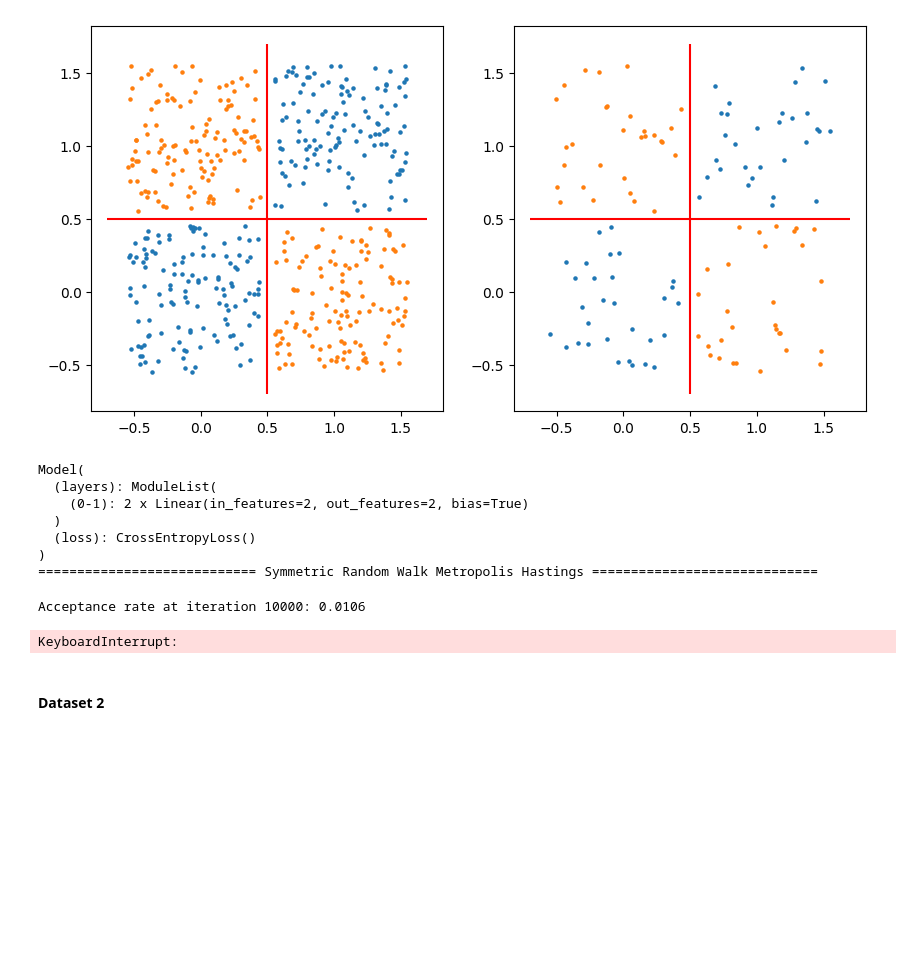
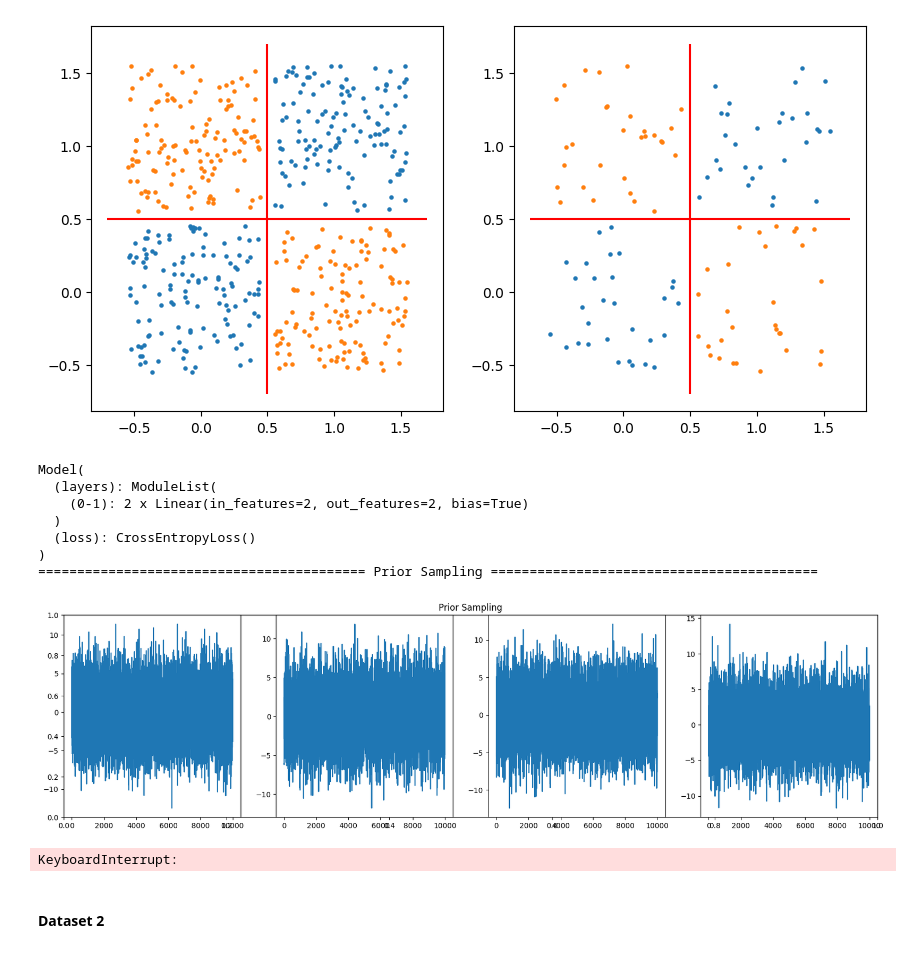
Before and after one commit to hugo-qea/BayesianML-Project, a Jupyter notebook: notebooks/mcmc.ipynb, the cells around one changed output. Cells and saved outputs as stored; diff of their text form; code cells hidden in the pictures; blank space fills up the shorter version.

```diff
--- a/notebooks/mcmc.ipynb
+++ b/notebooks/mcmc.ipynb
@@ -107,7 +107,7 @@ def run(
     N_burnin=10_000,
     verbose=False,
     mh_params=dict(sigma_prop=None),
-    hmc_params=dict(step_size=0.00005, n_leapfrog=3),
+    hmc_params=dict(step_size=0.00004, n_leapfrog=10),
     mala_params=dict(step_size=None),
     sala_params=dict(step_size=None),
     n_params_to_plot=2,
@@ -144,8 +144,8 @@ def run(
 
     theta_0 = prior(1)[0]
 
-    """print("_Prior_Sampling_".center(100).replace(" ", "=").replace("_", " "))
-    sample = prior(10_000)
+    print("_Prior_Sampling_".center(100).replace(" ", "=").replace("_", " "))
+    sample = prior(samples_to_consider
     do_plot("Prior Sampling", sample)
     y_pred, y_probas = predict(
         mlp, X_test, y_test, parameters_chain=sample, return_probas=True
@@ -188,7 +188,7 @@ def run(
     y_pred, y_probas = predict(
         mlp, X_test, y_test, parameters_chain=sample_MALA[samples_to_consider::], return_probas=True
     )
-    print("\tAccuracy: ", accuracy_score(y_test, y_pred))"""
+    print("\tAccuracy: ", accuracy_score(y_test, y_pred))
 
     print("_Symmetric_Random_Walk_Metropolis_Hastings_".center(100).replace(" ", "=").replace("_", " "))
     MH_sampler = Metropolis_Hastings(
@@ -196,9 +196,7 @@ def run(
     )
     sample_MH , acc_MH = MH_sampler.sample(N_steps,N_burnin, verbose=verbose)
     do_plot("Metropolis Hastings", sample_MH)
-    MH_ess = effective_sample_size(sample_MH[N_burnin::])
-    print("\nAcceptance rate: ", acc_MH)
-    print("\nEffective sample size: ", MH_ess)
+    print("\tAcceptance rate: ", acc_MH)
     y_pred, y_probas = predict(
         mlp, X_test, y_test, parameters_chain=sample_MH[samples_to_consider::], return_probas=True
     )
@@ -240,26 +238,25 @@ plt.show()
 # %%
 run(
     sizes=sizes_xor,
     activations=activations_xor,
     X_train=X_noisy_xor_1,
     y_train=Y_noisy_xor_1,
     X_test=X_noisy_xor_1_test,
     y_test=Y_noisy_xor_1_test,
     N_steps=110_000,
     N_burnin=10_000,
-    verbose=True,
     n_params_to_plot=4,
 )
 # %% [output]
 Model(
   (layers): ModuleList(
     (0-1): 2 x Linear(in_features=2, out_features=2, bias=True)
   )
   (loss): CrossEntropyLoss()
 )
-============================ Symmetric Random Walk Metropolis Hastings =============================
+========================================== Prior Sampling ==========================================
+[figure, added]
-Acceptance rate at iteration 10000: 0.0106
+KeyboardInterrupt:
-KeyboardInterrupt:
 # %% [markdown]
 #### Dataset 2
 # %%
```
